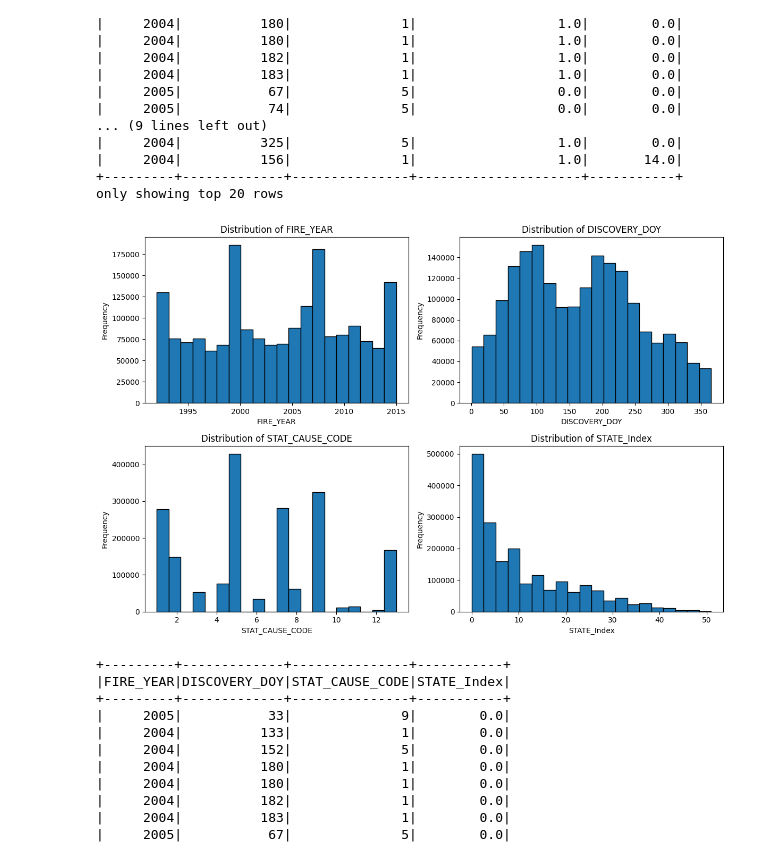
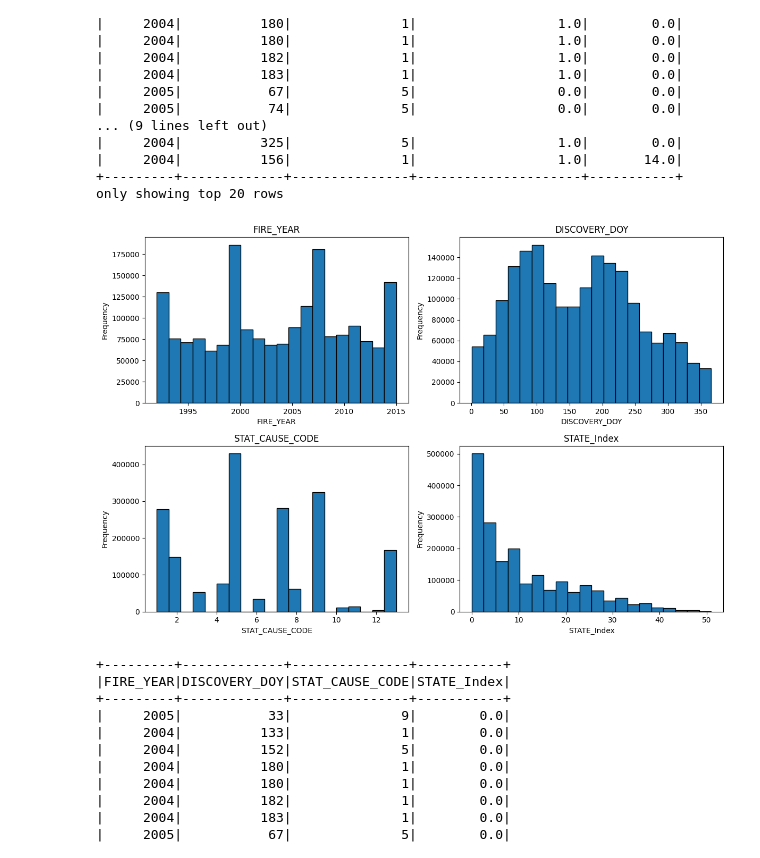
Before and after one commit to DanialArab/Geospatial_Data_Science, a Jupyter notebook: My GIS Projects/3. Fire Predictor/Fire_Predictor_2.ipynb, the cells around one changed output. Saved outputs shown, nothing was run; the diff lists cells and outputs as text; code cells hidden in the pictures.

```diff
--- a/My GIS Projects/3. Fire Predictor/Fire_Predictor_2.ipynb
+++ b/My GIS Projects/3. Fire Predictor/Fire_Predictor_2.ipynb
@@ -22,0 +26,17 @@ from pyspark.ml.feature import VectorAssembler, StandardScaler
+# %%
+import pandas as pd
+from pyspark.ml.feature import VectorAssembler, StandardScaler
+from pyspark.ml.classification import LogisticRegression
+from pyspark.ml.regression import LinearRegression
+from pyspark.ml.evaluation import (BinaryClassificationEvaluator,
+                                    MulticlassClassificationEvaluator)
+from pyspark.ml.feature import (StringIndexer, VectorAssembler,
+                               OneHotEncoder)
+from pyspark.sql.session import SparkSession
+from pyspark.ml import Pipeline
+from pyspark.sql.functions import col, sum
+from pyspark.ml.classification import (RandomForestClassifier,
+                                       GBTClassifier,
+                                       DecisionTreeClassifier)
+import matplotlib.pyplot as plt
+path = '/home/danial/Desktop/mygis/Geospatial_Data_Science/My GIS Projects/'
@@ -97,28 +151,27 @@ my_df_final.show()
 +---------+-------------+---------------+---------------------+-----------+
 only showing top 20 rows
 # %%
-import matplotlib.pyplot as plt
-df=my_df_final.toPandas()
+df = my_df_final.toPandas()
 # Select the features for plotting
 features_to_plot = ['FIRE_YEAR', 'DISCOVERY_DOY', 'STAT_CAUSE_CODE', 'STATE_Index']
 
 # Create subplots for each feature
 fig, axes = plt.subplots(nrows=2, ncols=2, figsize=(12, 8))
 
 # Plot histograms for each feature
 for ax, feature in zip(axes.flatten(), features_to_plot):
     ax.hist(df[feature], bins=20, edgecolor='black')
-    ax.set_title(f"Distribution of {feature}")
+    ax.set_title(f"{feature}")
     ax.set_xlabel(feature)
     ax.set_ylabel("Frequency")
 
 # Adjust spacing between subplots
 plt.tight_layout()
 
-# Display the plot
-plt.show()
+plt.savefig(path + 'plots/distribution_of_features.png')
+#plt.show()
 # %% [output]
-[figure, old version]
+[figure, new version]
 # %%
 features = my_df_final.drop('FIRE_SIZE_CLASS_index')
 label = my_df_final.select('FIRE_SIZE_CLASS_index')
```
Also changed, not shown: parts of 9 cells of this notebook, 3 other files.
